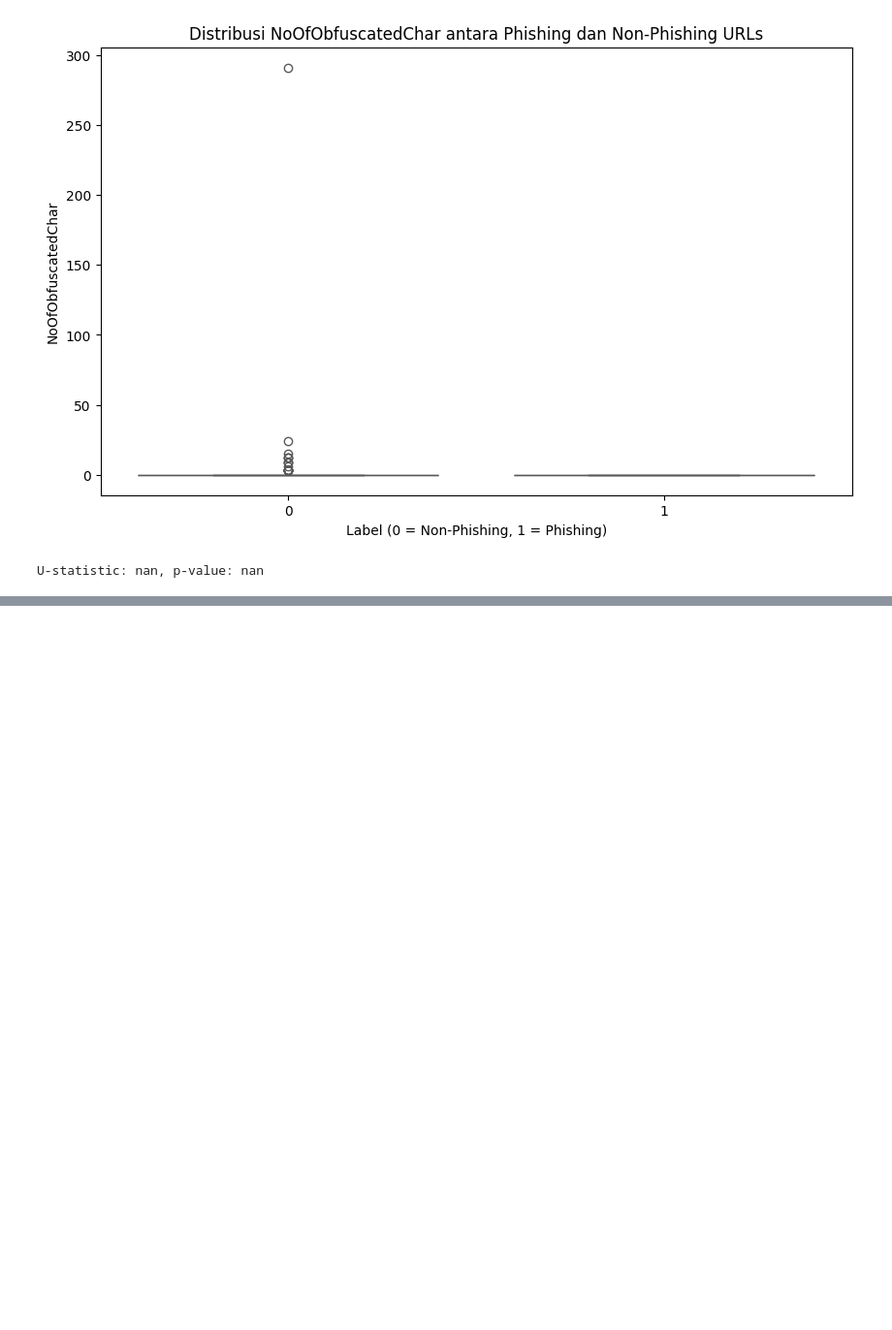
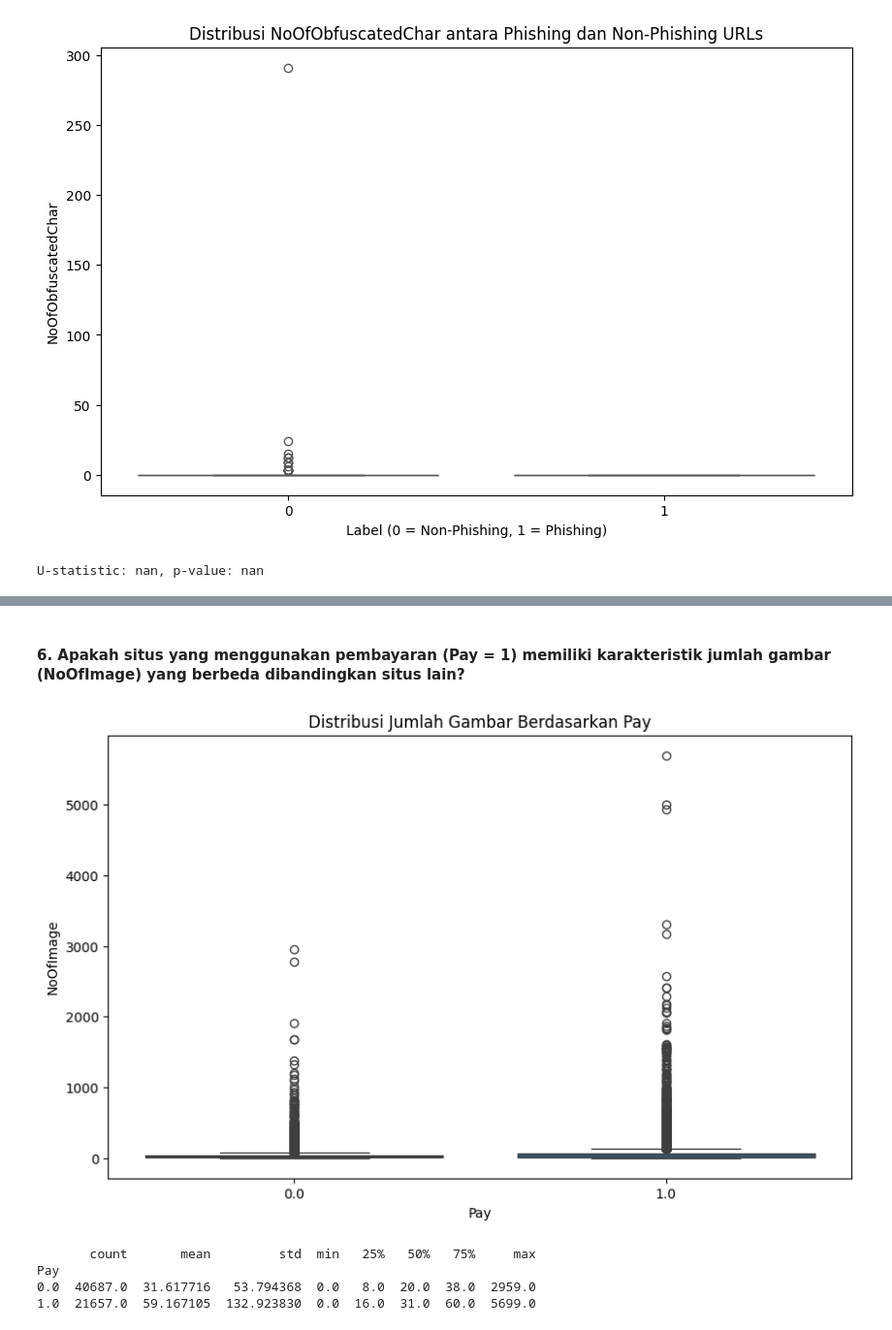
Before and after one commit to AhmadFawwazi/Exploratory-Data-Analysis, a Jupyter notebook: Tucil2_18222108_18222117.ipynb, the cells around one changed output, grey strips where cells are left out. Shown at 97% size. Drawn from its saved outputs; the diff is of its cells as text; code cells hidden in the pictures; blank space fills up the shorter version.

```diff
--- a/Tucil2_18222108_18222117.ipynb
+++ b/Tucil2_18222108_18222117.ipynb
@@ -637,0 +621,18 @@ U-statistic: nan, p-value: nan
+# %% [markdown]
+#### 6. Apakah situs yang menggunakan pembayaran (Pay = 1) memiliki karakteristik jumlah gambar (NoOfImage) yang berbeda dibandingkan situs lain?
+# %%
+plt.figure(figsize=(10, 6))
+sns.boxplot(x='Pay', y='NoOfImage', data=df)
+plt.title('Distribusi Jumlah Gambar Berdasarkan Pay')
+plt.xlabel('Pay')
+plt.ylabel('NoOfImage')
+plt.show()
+
+pay_image_stats = df.groupby('Pay')['NoOfImage'].describe()
+print(pay_image_stats)
+# %% [output]
+[figure, added]
+       count       mean         std  min   25%   50%   75%     max
+Pay
+0.0  40687.0  31.617716   53.794368  0.0   8.0  20.0  38.0  2959.0
+1.0  21657.0  59.167105  132.923830  0.0  16.0  31.0  60.0  5699.0
```
Also changed, not shown: parts of 19 cells of this notebook.
